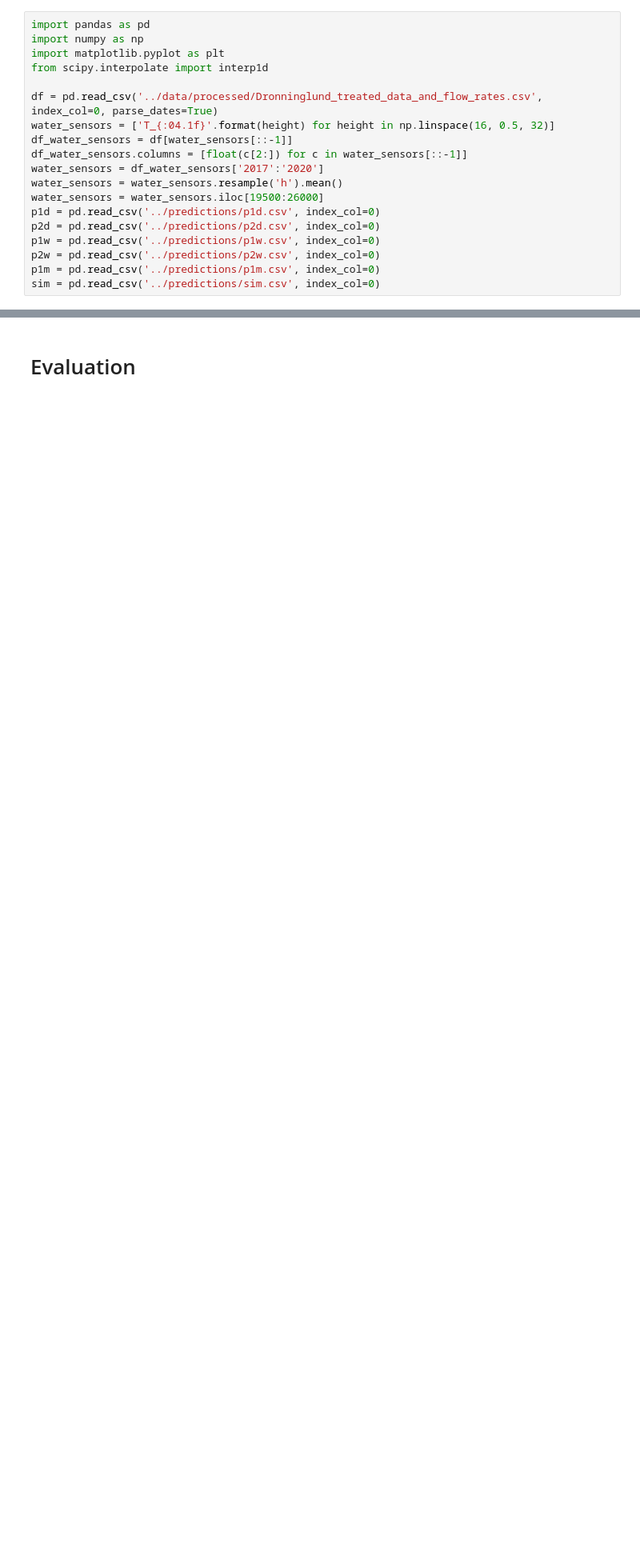
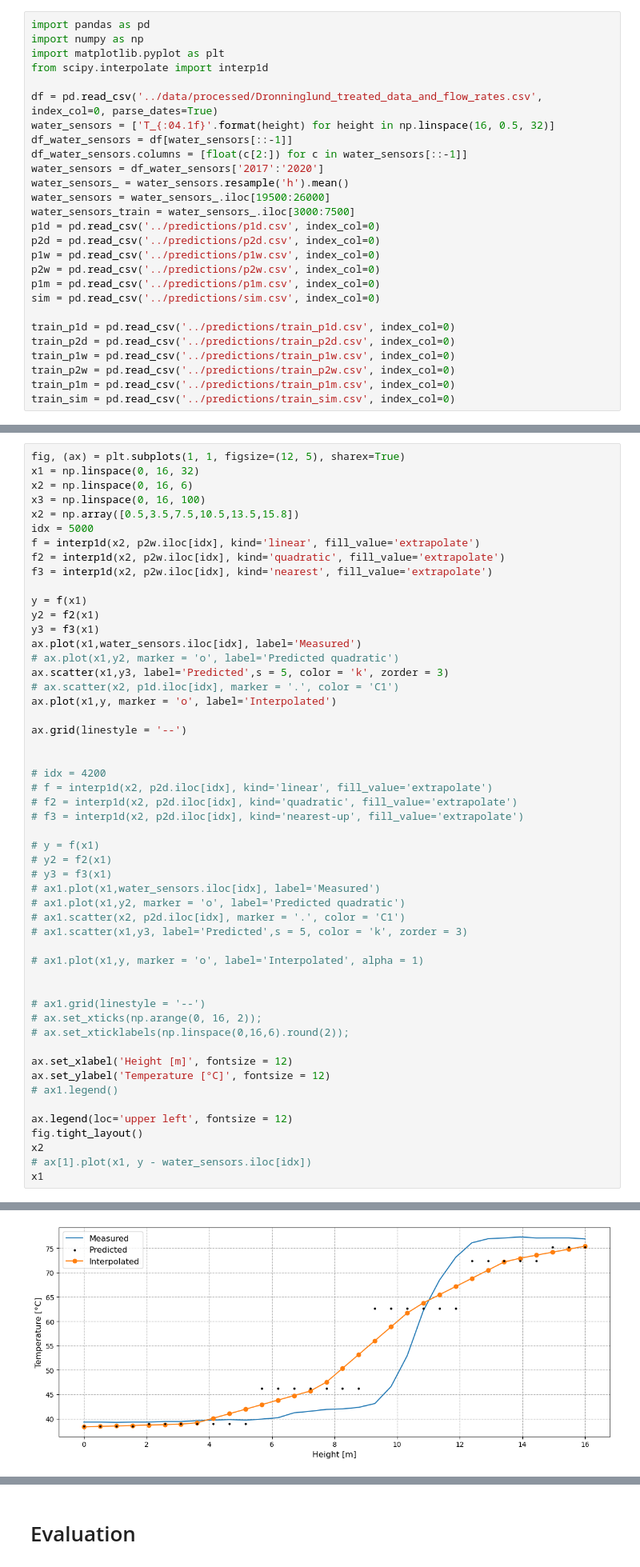
Before and after one commit to petergroenning/thesis_project, a Jupyter notebook: notebooks/eval.ipynb, the cells around one changed output, grey strips where cells are left out. Shown at 80% size. Drawn from its saved outputs; the diff is of its cells as text; blank space fills up the shorter version.

```diff
--- a/notebooks/eval.ipynb
+++ b/notebooks/eval.ipynb
@@ -9,11 +9,19 @@ water_sensors = ['T_{:04.1f}'.format(height) for height in np.linspace(16, 0.5,
 df_water_sensors = df[water_sensors[::-1]]
 df_water_sensors.columns = [float(c[2:]) for c in water_sensors[::-1]]
 water_sensors = df_water_sensors['2017':'2020']
-water_sensors = water_sensors.resample('h').mean()
-water_sensors = water_sensors.iloc[19500:26000]
+water_sensors_ = water_sensors.resample('h').mean()
+water_sensors = water_sensors_.iloc[19500:26000]
+water_sensors_train = water_sensors_.iloc[3000:7500]
 p1d = pd.read_csv('../predictions/p1d.csv', index_col=0)
 p2d = pd.read_csv('../predictions/p2d.csv', index_col=0)
 p1w = pd.read_csv('../predictions/p1w.csv', index_col=0)
 p2w = pd.read_csv('../predictions/p2w.csv', index_col=0)
 p1m = pd.read_csv('../predictions/p1m.csv', index_col=0)
 sim = pd.read_csv('../predictions/sim.csv', index_col=0)
+
+train_p1d = pd.read_csv('../predictions/train_p1d.csv', index_col=0)
+train_p2d = pd.read_csv('../predictions/train_p2d.csv', index_col=0)
+train_p1w = pd.read_csv('../predictions/train_p1w.csv', index_col=0)
+train_p2w = pd.read_csv('../predictions/train_p2w.csv', index_col=0)
+train_p1m = pd.read_csv('../predictions/train_p1m.csv', index_col=0)
+train_sim = pd.read_csv('../predictions/train_sim.csv', index_col=0)
@@ -32,0 +44,53 @@ ax.plot(x1,y)
+# %%
+fig, (ax) = plt.subplots(1, 1, figsize=(12, 5), sharex=True)
+x1 = np.linspace(0, 16, 32)
+x2 = np.linspace(0, 16, 6)
+x3 = np.linspace(0, 16, 100)
+x2 = np.array([0.5,3.5,7.5,10.5,13.5,15.8])
+idx = 5000
+f = interp1d(x2, p2w.iloc[idx], kind='linear', fill_value='extrapolate')
+f2 = interp1d(x2, p2w.iloc[idx], kind='quadratic', fill_value='extrapolate')
+f3 = interp1d(x2, p2w.iloc[idx], kind='nearest', fill_value='extrapolate')
+
+y = f(x1)
+y2 = f2(x1)
+y3 = f3(x1)
+ax.plot(x1,water_sensors.iloc[idx], label='Measured')
+# ax.plot(x1,y2, marker = 'o', label='Predicted quadratic')
+ax.scatter(x1,y3, label='Predicted',s = 5, color = 'k', zorder = 3)
+# ax.scatter(x2, p1d.iloc[idx], marker = '.', color = 'C1')
+ax.plot(x1,y, marker = 'o', label='Interpolated')
+
+ax.grid(linestyle = '--')
+
+
+# idx = 4200
+# f = interp1d(x2, p2d.iloc[idx], kind='linear', fill_value='extrapolate')
+# f2 = interp1d(x2, p2d.iloc[idx], kind='quadratic', fill_value='extrapolate')
+# f3 = interp1d(x2, p2d.iloc[idx], kind='nearest-up', fill_value='extrapolate')
+
+# y = f(x1)
+# y2 = f2(x1)
+# y3 = f3(x1)
+# ax1.plot(x1,water_sensors.iloc[idx], label='Measured')
+# ax1.plot(x1,y2, marker = 'o', label='Predicted quadratic')
+# ax1.scatter(x2, p2d.iloc[idx], marker = '.', color = 'C1')
+# ax1.scatter(x1,y3, label='Predicted',s = 5, color = 'k', zorder = 3)
+
+# ax1.plot(x1,y, marker = 'o', label='Interpolated', alpha = 1)
+
+
+# ax1.grid(linestyle = '--')
+# ax.set_xticks(np.arange(0, 16, 2));
+# ax.set_xticklabels(np.linspace(0,16,6).round(2));
+
+ax.set_xlabel('Height [m]', fontsize = 12)
+ax.set_ylabel('Temperature [°C]', fontsize = 12)
+# ax1.legend()
+
+ax.legend(loc='upper left', fontsize = 12)
+fig.tight_layout()
+x2
+# ax[1].plot(x1, y - water_sensors.iloc[idx])
+x1
+# %% [output]
@@ -33,3 +104,4 @@ ax.plot(x1,y)
+[figure, added]
 # %%
 x2
 # %% [output]
```
Also changed, not shown: parts of 16 cells of this notebook, 6 other files.
